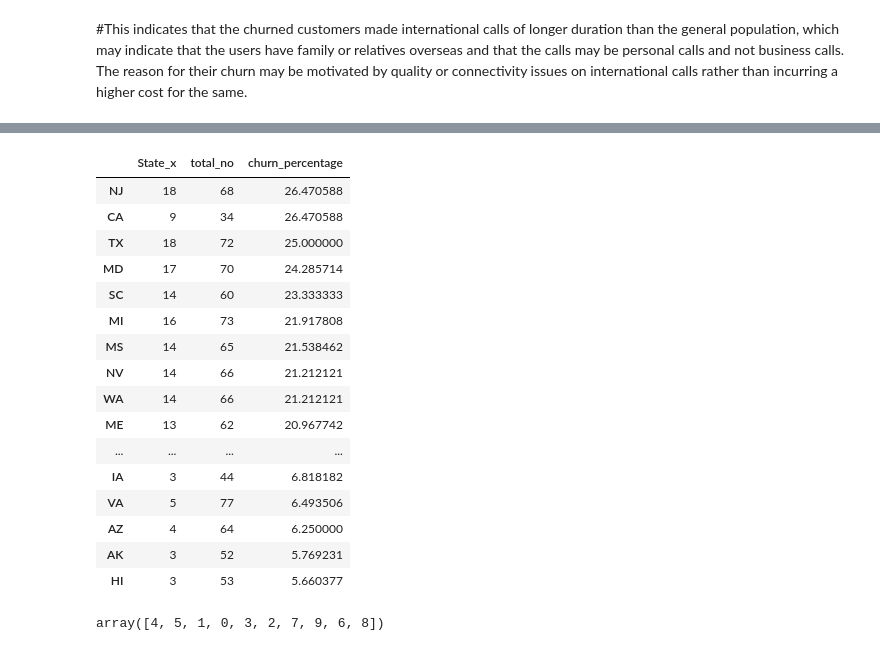
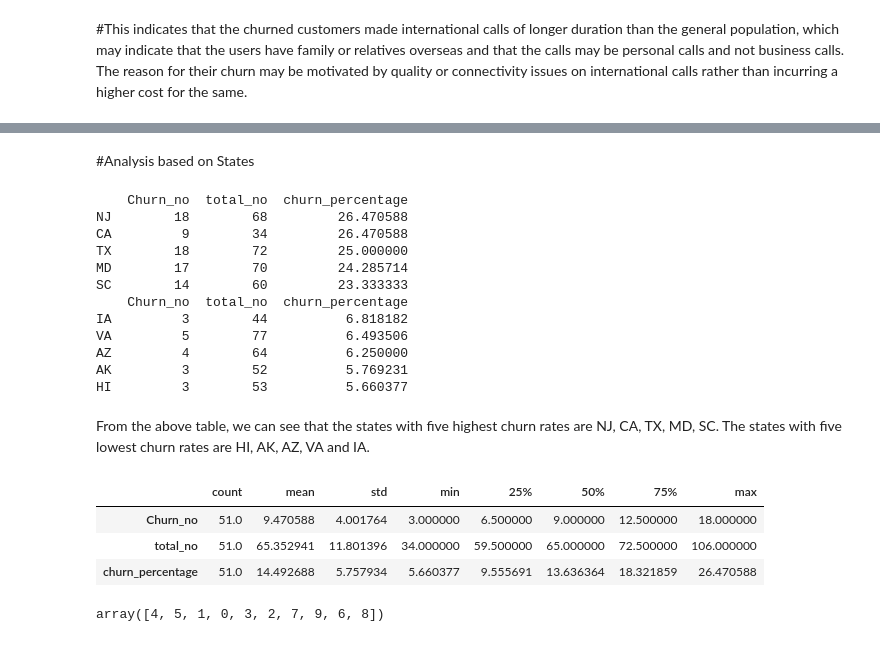
Before and after one commit to Ashvin-Vargez/Telecom-Churn-Analysis-EDA-Project-, a Jupyter notebook: eda_Telecom_Churn_Analysis_Capstone_Project.ipynb, the cells around one changed output, grey strips where cells are left out. Drawn from its saved outputs; the diff is of its cells as text; code cells hidden in the pictures.

```diff
--- a/eda_Telecom_Churn_Analysis_Capstone_Project.ipynb
+++ b/eda_Telecom_Churn_Analysis_Capstone_Project.ipynb
@@ -215,6 +215,8 @@ churn_loyal_percent
 | Total intl calls | 16.947368 | 91.850368 | 104.487804 | inf | 66.666667 | 100.000000 | 83.333333 | 105.263158 |
 | Total intl charge | 16.947368 | 105.326996 | 100.314955 | inf | 104.845815 | 104.000000 | 106.790123 | 105.882353 |
 | Customer service calls | 16.947368 | 153.798861 | 159.232020 | NaN | 100.000000 | 200.000000 | 200.000000 | 112.500000 |
+# %% [markdown]
+#Analysis based on States
 # %%
 #creating a dataframe with states and their respective churn percentages
 churn_state = pd.DataFrame(df_churn['State'].value_counts())
@@ -222,23 +224,30 @@ total_state = pd.DataFrame(df_tel['State'].value_counts())
 state_percent = pd.merge(churn_state, total_state, how = 'inner', left_index=True, right_index=True )
 state_percent['churn_percentage'] = (state_percent['State_x']/state_percent['State_y'])*100
 state_percent = state_percent.sort_values('churn_percentage', ascending = False)
-state_percent.rename( columns = {'state_x':'Churn_no', 'State_y':'total_no'}, inplace = True)
-state_percent
+state_percent.rename( columns = {'State_x':'Churn_no', 'State_y':'total_no'}, inplace = True)
+print(state_percent.head())
+print(state_percent.tail())
 # %% [output]
-|  | State_x | total_no | churn_percentage |
-| NJ | 18 | 68 | 26.470588 |
-| CA | 9 | 34 | 26.470588 |
-| TX | 18 | 72 | 25.000000 |
-| MD | 17 | 70 | 24.285714 |
-| SC | 14 | 60 | 23.333333 |
-| MI | 16 | 73 | 21.917808 |
-| MS | 14 | 65 | 21.538462 |
-| NV | 14 | 66 | 21.212121 |
-| WA | 14 | 66 | 21.212121 |
-| ME | 13 | 62 | 20.967742 |
-| ... | ... | ... | ... |
-| IA | 3 | 44 | 6.818182 |
-| VA | 5 | 77 | 6.493506 |
-| AZ | 4 | 64 | 6.250000 |
-| AK | 3 | 52 | 5.769231 |
-| HI | 3 | 53 | 5.660377 |
+    Churn_no  total_no  churn_percentage
+NJ        18        68         26.470588
+CA         9        34         26.470588
+TX        18        72         25.000000
+MD        17        70         24.285714
+SC        14        60         23.333333
+    Churn_no  total_no  churn_percentage
+IA         3        44          6.818182
+VA         5        77          6.493506
+AZ         4        64          6.250000
+AK         3        52          5.769231
+HI         3        53          5.660377
+# %% [markdown]
+From the above table, we can see that the states with five highest churn rates are NJ, CA, TX, MD, SC.
+The states with five lowest churn rates are HI, AK, AZ, VA and IA.
+# %%
+# checking quick statistics
+state_percent.describe().transpose()
+# %% [output]
+|  | count | mean | std | min | 25% | 50% | 75% | max |
+| Churn_no | 51.0 | 9.470588 | 4.001764 | 3.000000 | 6.500000 | 9.000000 | 12.500000 | 18.000000 |
+| total_no | 51.0 | 65.352941 | 11.801396 | 34.000000 | 59.500000 | 65.000000 | 72.500000 | 106.000000 |
+| churn_percentage | 51.0 | 14.492688 | 5.757934 | 5.660377 | 9.555691 | 13.636364 | 18.321859 | 26.470588 |
```
Also changed, not shown: parts of 1 cell of this notebook.
